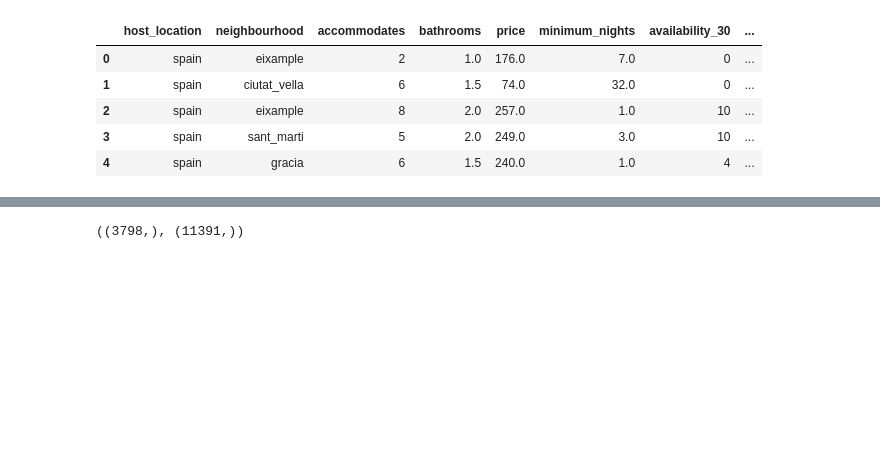
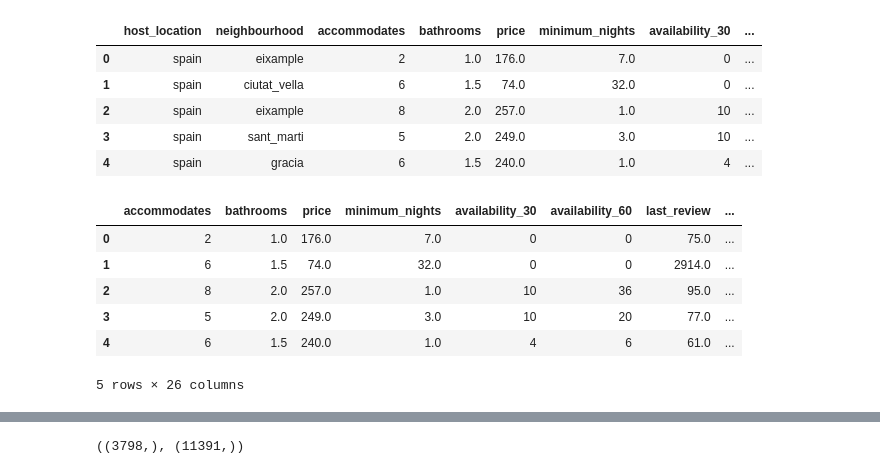
Before and after one commit to migueldacostam/AIRBNB_Price_Prediction, a Jupyter notebook: regresion trabajo.ipynb, the cells around one changed output, grey strips where cells are left out. Saved outputs shown, nothing was run; the diff lists cells and outputs as text; code cells hidden in the pictures; blank space fills up the shorter version.

```diff
--- a/regresion trabajo.ipynb
+++ b/regresion trabajo.ipynb
@@ -126,3 +141,15 @@ df_filtrado.head()
+# %%
+df_transformada = pd.get_dummies(df_filtrado, columns=['host_location', 'neighbourhood'])
+# %%
+df_transformada.head()
+# %% [output]
+|  | accommodates | bathrooms | price | minimum_nights | availability_30 | availability_60 | last_review | ... |
+| 0 | 2 | 1.0 | 176.0 | 7.0 | 0 | 0 | 75.0 | ... |
+| 1 | 6 | 1.5 | 74.0 | 32.0 | 0 | 0 | 2914.0 | ... |
+| 2 | 8 | 2.0 | 257.0 | 1.0 | 10 | 36 | 95.0 | ... |
+| 3 | 5 | 2.0 | 249.0 | 3.0 | 10 | 20 | 77.0 | ... |
+| 4 | 6 | 1.5 | 240.0 | 1.0 | 4 | 6 | 61.0 | ... |
+5 rows × 26 columns
 # %%
 #Dividir los datos en testing y training
 from sklearn.model_selection import train_test_split
```
Also changed, not shown: parts of 20 cells of this notebook, 4 other files.
